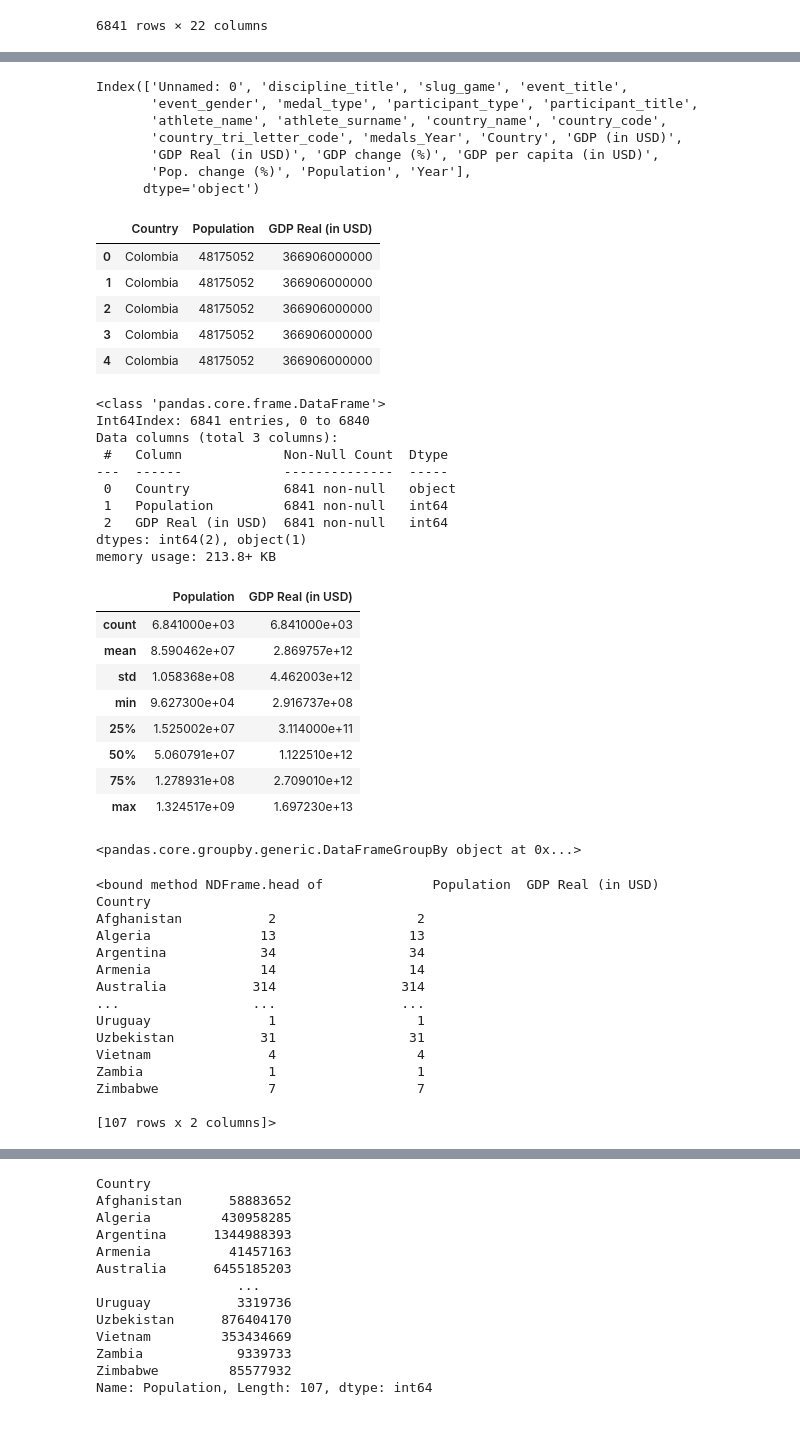
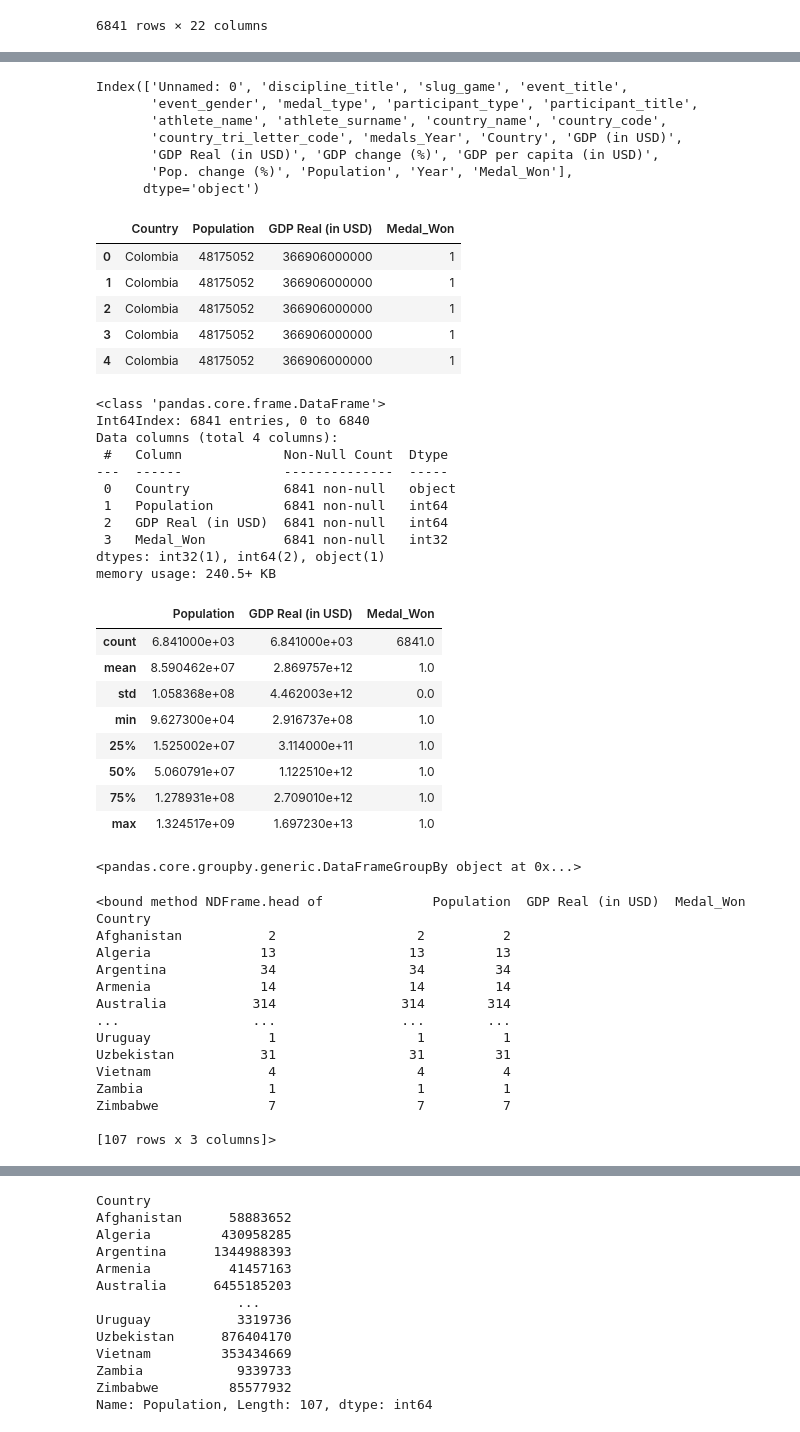
Before and after one commit to AlishaSHM/SMU_PROJECT1_OLYMPICS, a Jupyter notebook: alisha_work/Untitled.ipynb, the cells around one changed output, grey strips where cells are left out. Drawn from its saved outputs; the diff is of its cells as text; code cells hidden in the pictures.

Commit message:
updated data

```diff
--- a/alisha_work/Untitled.ipynb
+++ b/alisha_work/Untitled.ipynb
@@ -200,6 +200,8 @@ df_merged
 | 6839 | 7942 | Cross Country Skiing | lillehammer-1994 | 50km men | Men | GOLD | Athlete | ... |
 | 6840 | 7946 | Cross Country Skiing | lillehammer-1994 | 10km pursuit men | Men | SILVER | Athlete | ... |
 6841 rows × 22 columns
+# %%
+df_merged['Medal_Won'] = np.where(df_merged.loc[:,'medal_type']== 'na',0, 1)
 # %%
 df_merged.head()
 # %% [output]
@@ -228,18 +230,18 @@ Index(['Unnamed: 0', 'discipline_title', 'slug_game', 'event_title',
        'athlete_name', 'athlete_surname', 'country_name', 'country_code',
        'country_tri_letter_code', 'medals_Year', 'Country', 'GDP (in USD)',
        'GDP Real (in USD)', 'GDP change (%)', 'GDP per capita (in USD)',
-       'Pop. change (%)', 'Population', 'Year'],
+       'Pop. change (%)', 'Population', 'Year', 'Medal_Won'],
       dtype='object')
 # %%
-cols = ["Country", "Population", "GDP Real (in USD)"]
+cols = ["Country", "Population", "GDP Real (in USD)", "Medal_Won"]
 df_merged[cols].head()
 # %% [output]
-|  | Country | Population | GDP Real (in USD) |
-| 0 | Colombia | 48175052 | 366906000000 |
-| 1 | Colombia | 48175052 | 366906000000 |
-| 2 | Colombia | 48175052 | 366906000000 |
-| 3 | Colombia | 48175052 | 366906000000 |
-| 4 | Colombia | 48175052 | 366906000000 |
+|  | Country | Population | GDP Real (in USD) | Medal_Won |
+| 0 | Colombia | 48175052 | 366906000000 | 1 |
+| 1 | Colombia | 48175052 | 366906000000 | 1 |
+| 2 | Colombia | 48175052 | 366906000000 | 1 |
+| 3 | Colombia | 48175052 | 366906000000 | 1 |
+| 4 | Colombia | 48175052 | 366906000000 | 1 |
 # %%
 df_merged2 = df_merged[cols]
 # %%
@@ -247,26 +249,27 @@ df_merged2.info()
 # %% [output]
 <class 'pandas.core.frame.DataFrame'>
 Int64Index: 6841 entries, 0 to 6840
-Data columns (total 3 columns):
+Data columns (total 4 columns):
  #   Column             Non-Null Count  Dtype
 ---  ------             --------------  -----
  0   Country            6841 non-null   object
  1   Population         6841 non-null   int64
  2   GDP Real (in USD)  6841 non-null   int64
-dtypes: int64(2), object(1)
-memory usage: 213.8+ KB
+ 3   Medal_Won          6841 non-null   int32
+dtypes: int32(1), int64(2), object(1)
+memory usage: 240.5+ KB
 # %%
 df_merged2.describe()
 # %% [output]
-|  | Population | GDP Real (in USD) |
-| count | 6.841000e+03 | 6.841000e+03 |
-| mean | 8.590462e+07 | 2.869757e+12 |
-| std | 1.058368e+08 | 4.462003e+12 |
-| min | 9.627300e+04 | 2.916737e+08 |
-| 25% | 1.525002e+07 | 3.114000e+11 |
-| 50% | 5.060791e+07 | 1.122510e+12 |
-| 75% | 1.278931e+08 | 2.709010e+12 |
-| max | 1.324517e+09 | 1.697230e+13 |
+|  | Population | GDP Real (in USD) | Medal_Won |
+| count | 6.841000e+03 | 6.841000e+03 | 6841.0 |
+| mean | 8.590462e+07 | 2.869757e+12 | 1.0 |
+| std | 1.058368e+08 | 4.462003e+12 | 0.0 |
+| min | 9.627300e+04 | 2.916737e+08 | 1.0 |
+| 25% | 1.525002e+07 | 3.114000e+11 | 1.0 |
+| 50% | 5.060791e+07 | 1.122510e+12 | 1.0 |
+| 75% | 1.278931e+08 | 2.709010e+12 | 1.0 |
+| max | 1.324517e+09 | 1.697230e+13 | 1.0 |
 # %%
 # Using GroupBy in order to separate the data into fields according to "state" values
 grouped_df_merged2 = df_merged2.groupby(['Country'])
@@ -279,18 +282,18 @@ print(grouped_df_merged2)
 # In order to be visualized, a data function must be used...
 grouped_df_merged2.count().head
 # %% [output]
-<bound method NDFrame.head of              Population  GDP Real (in USD)
+<bound method NDFrame.head of              Population  GDP Real (in USD)  Medal_Won
 Country
-Afghanistan           2                  2
-Algeria              13                 13
-Argentina            34                 34
-Armenia              14                 14
-Australia           314                314
-...                 ...                ...
-Uruguay               1                  1
-Uzbekistan           31                 31
-Vietnam               4                  4
-Zambia                1                  1
-Zimbabwe              7                  7
+Afghanistan           2                  2          2
+Algeria              13                 13         13
+Argentina            34                 34         34
+Armenia              14                 14         14
+Australia           314                314        314
+...                 ...                ...        ...
+Uruguay               1                  1          1
+Uzbekistan           31                 31         31
+Vietnam               4                  4          4
+Zambia                1                  1          1
+Zimbabwe              7                  7          7
 
-[107 rows x 2 columns]>
+[107 rows x 3 columns]>
```
Also changed, not shown: parts of 19 cells of this notebook, 1 other file.
